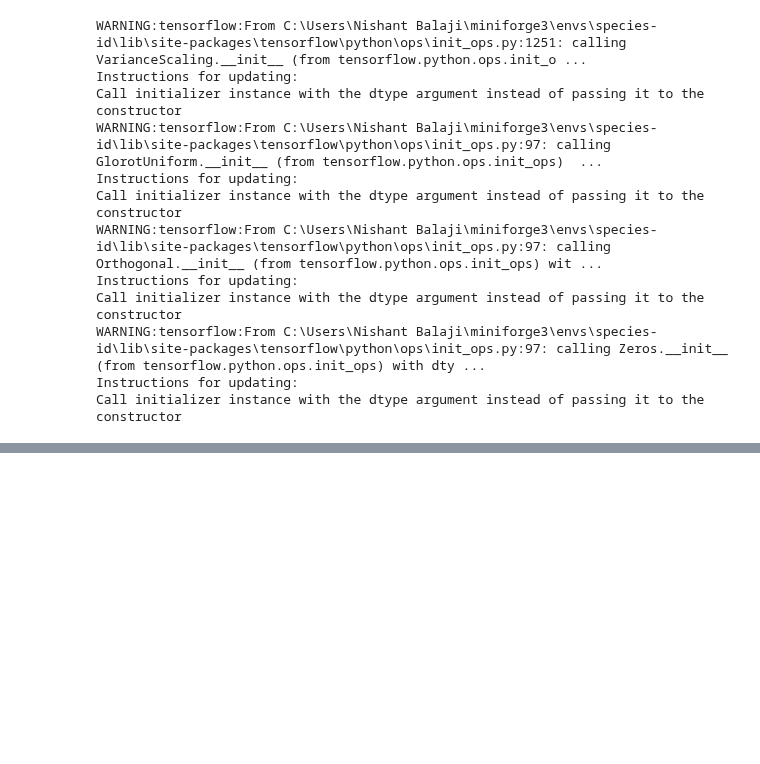
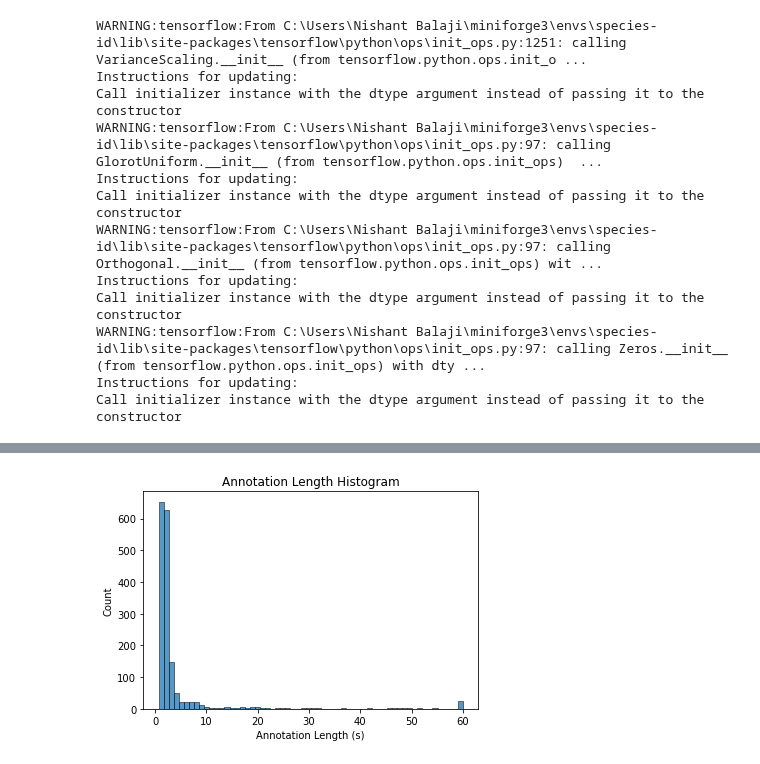
Before and after one commit to UCSD-E4E/PyHa, a Jupyter notebook: Annotation Histogram.ipynb, the cells around one changed output, grey strips where cells are left out. Saved outputs shown, nothing was run; the diff lists cells and outputs as text; code cells hidden in the pictures; blank space fills up the shorter version.

```diff
--- a/Annotation Histogram.ipynb
+++ b/Annotation Histogram.ipynb
@@ -45,0 +75,4 @@ annotation_histogram(automated_df)
+# %%
+annotation_histogram(df_combined, n_bins=60)
+# %% [output]
+[figure, added]
```
Also changed, not shown: parts of 7 cells of this notebook, 6 other files.
